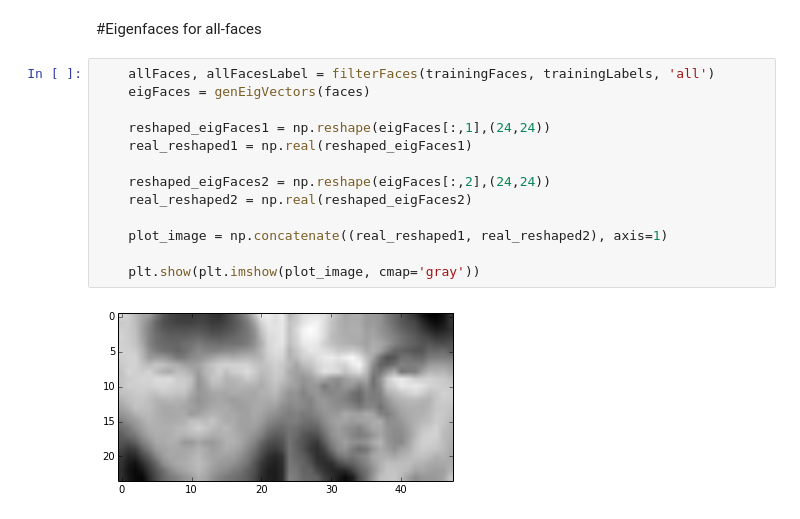
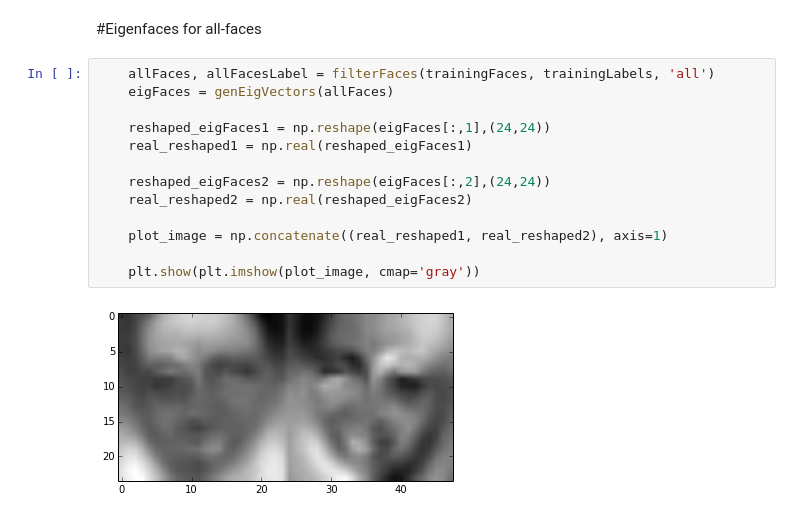
Before and after one commit to ArkAung/Eigenfaces, a Jupyter notebook: Eigenfaces.ipynb, the cells around one changed output. Cells and saved outputs as stored; diff of their text form.

```diff
--- a/Eigenfaces.ipynb
+++ b/Eigenfaces.ipynb
@@ -75,16 +75,16 @@ if __name__ == "__main__":
 #Eigenfaces for all-faces
 # %%
     allFaces, allFacesLabel = filterFaces(trainingFaces, trainingLabels, 'all')
-    eigFaces = genEigVectors(faces)
+    eigFaces = genEigVectors(allFaces)
 
     reshaped_eigFaces1 = np.reshape(eigFaces[:,1],(24,24))
     real_reshaped1 = np.real(reshaped_eigFaces1)
 
     reshaped_eigFaces2 = np.reshape(eigFaces[:,2],(24,24))
     real_reshaped2 = np.real(reshaped_eigFaces2)
 
     plot_image = np.concatenate((real_reshaped1, real_reshaped2), axis=1)
 
     plt.show(plt.imshow(plot_image, cmap='gray'))
 # %% [output]
-[figure, old version]
+[figure, new version]
```
